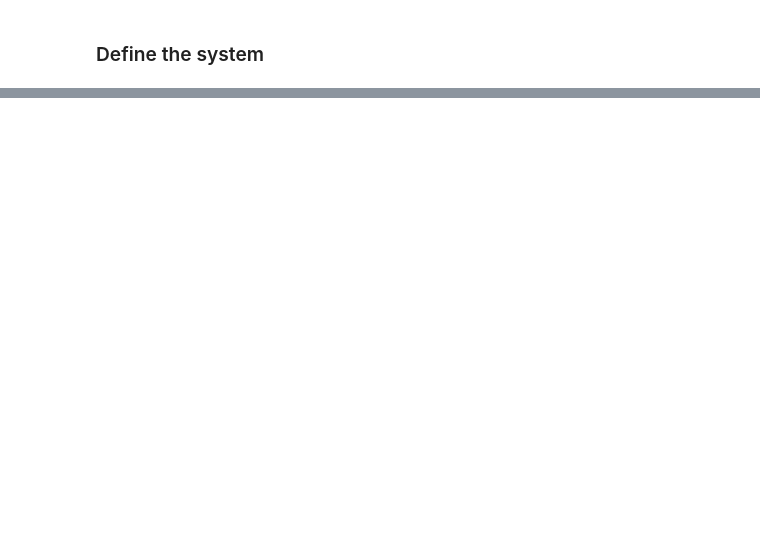
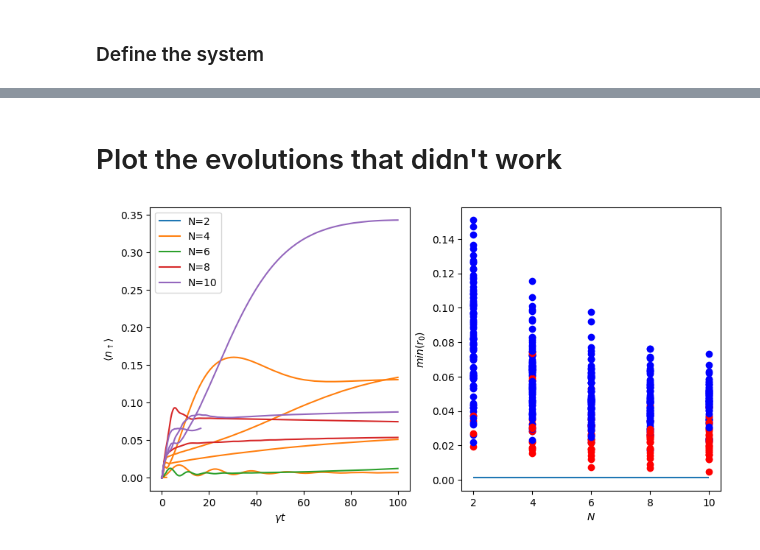
Before and after one commit to DolbeaultRemy/SR_droplets, a Jupyter notebook: QuantumCumulants/Model13/Plot_results.ipynb, the cells around one changed output, grey strips where cells are left out. Cells and saved outputs as stored; diff of their text form; code cells hidden in the pictures; blank space fills up the shorter version.

```diff
--- a/QuantumCumulants/Model13/Plot_results.ipynb
+++ b/QuantumCumulants/Model13/Plot_results.ipynb
@@ -46,0 +68,32 @@ pygui(false); gcf();
+# %% [markdown]
+# Plot the evolutions that didn't work
+# %%
+close("all")
+fig, axes = subplots(1, 2, figsize=(10, 5))
+for i in 1:length(popup_t_N)
+    line = []
+    for j in 1:length(popup_t_N[i])
+        @load "r0/r0_N_$(N_list[i])_r_$j.jdl2" r0 L
+        if j ∈ nbr_error_t_N[i]
+            if line == []
+                line, = axes[1].plot(list_t_N[i][j], popup_t_N[i][j], label="N=$(N_list[i])")
+            else
+                axes[1].plot(list_t_N[i][j], popup_t_N[i][j], color=line.get_color())
+            end
+            axes[2].scatter(N_list[i], min_r0(r0), color ="r")
+        else
+            axes[2].scatter(N_list[i], min_r0(r0), color ="b")
+        end
+    end
+end
+
+axes[2].hlines(d0_lb, N_list[1], N_list[end])
+axes[1].set_xlabel(L"$\gamma t$")
+axes[1].set_ylabel(L"$\langle  n_{\uparrow} \rangle $")
+axes[2].set_xlabel(L"N")
+axes[2].set_ylabel(L"min(r_0)")
+axes[1].legend()
+pygui(false); gcf();
+# pygui(true); show()
+# %% [output]
+[figure, added]
```
Also changed, not shown: parts of 16 cells of this notebook, 55 other files.
